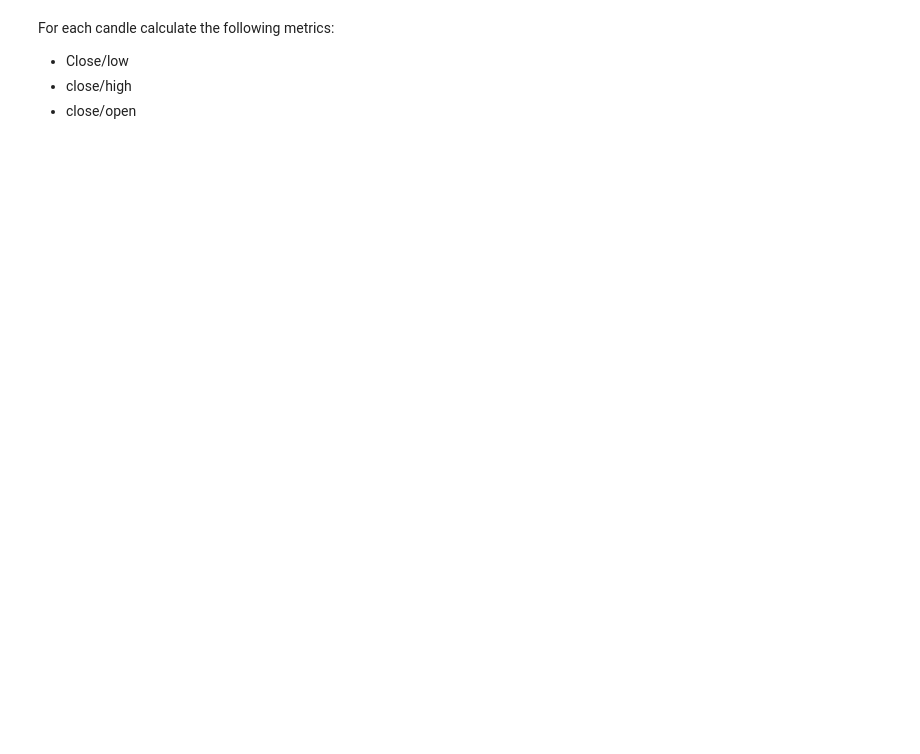
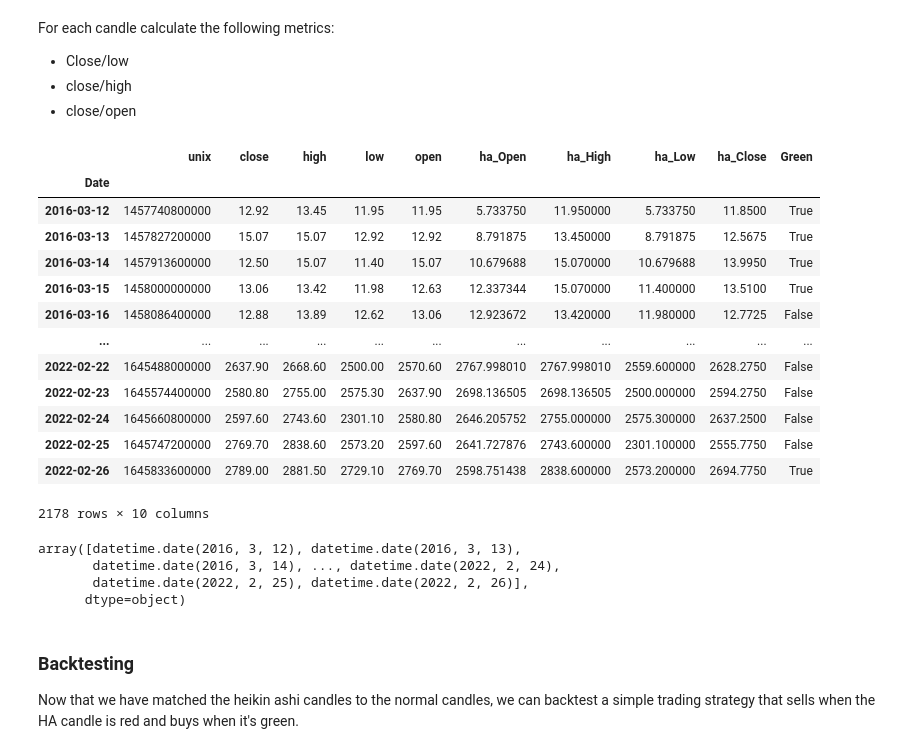
Before and after one commit to RDEvans31/saturn, a Jupyter notebook: ETH_trading_data_analysis.ipynb, the cells around one changed output. Drawn from its saved outputs; the diff is of its cells as text; code cells hidden in the pictures; blank space fills up the shorter version.

```diff
--- a/ETH_trading_data_analysis.ipynb
+++ b/ETH_trading_data_analysis.ipynb
@@ -196,9 +201,17 @@ def convert_data_to_heikin_ashi_processed(data):
         lows.append(low)
         closes.append(close)
 
-    candles = pd.DataFrame({'unix':timestamps,'Open':opens,'High':highs,'Low':lows,'Close':closes}).sort_values(by=['unix'], ignore_index=True)
+    candles = pd.DataFrame({'unix':timestamps,'ha_Open':opens,'ha_High':highs,'ha_Low':lows,'ha_Close':closes}).sort_values(by=['unix'], ignore_index=True)
     timestamp_df=candles['unix'].shift(periods=-1)
     candles["unix"] = timestamp_df
-    return candles.drop([0,1,len(candles)-1], axis=0)
+    candles["Date"] = pd.to_datetime(candles["unix"], unit="ms")
+    candles["Green"] = candles["ha_Close"]>candles["ha_Open"]
+    candles.drop([0,1,len(candles)-1], inplace=True)
+    candles.set_index("Date", inplace=True)
+    candles.drop("unix", axis=1, inplace=True)
+    return candles
 
-heikin_ashi_candles = convert_data_to_heikin_ashi_processed(weekly_candles)
+heikin_ashi_candles = convert_data_to_heikin_ashi_processed(weekly_candles_original)
+# weekly_candles.to_csv('weekly.csv')
+# heikin_ashi_candles.to_csv('weekly_ha.csv')
+heikin_ashi_candles
@@ -265,0 +293,21 @@ ax2.set_yscale("log")
+# %%
+daily = convert_data_to_heikin_ashi_processed(eth)
+eth["Date"] = pd.to_datetime(eth["unix"], unit="ms")
+eth.set_index('Date', inplace=True)
+combined_data=pd.concat([eth, daily], axis=1).dropna()
+combined_data
+# %% [output]
+|  | unix | close | high | low | open | ha_Open | ha_High | ha_Low | ha_Close | Green |
+| Date |  |  |  |  |  |  |  |  |  |  |
+| 2016-03-12 | 1457740800000 | 12.92 | 13.45 | 11.95 | 11.95 | 5.733750 | 11.950000 | 5.733750 | 11.8500 | True |
+| 2016-03-13 | 1457827200000 | 15.07 | 15.07 | 12.92 | 12.92 | 8.791875 | 13.450000 | 8.791875 | 12.5675 | True |
+| 2016-03-14 | 1457913600000 | 12.50 | 15.07 | 11.40 | 15.07 | 10.679688 | 15.070000 | 10.679688 | 13.9950 | True |
+| 2016-03-15 | 1458000000000 | 13.06 | 13.42 | 11.98 | 12.63 | 12.337344 | 15.070000 | 11.400000 | 13.5100 | True |
+| 2016-03-16 | 1458086400000 | 12.88 | 13.89 | 12.62 | 13.06 | 12.923672 | 13.420000 | 11.980000 | 12.7725 | False |
+| ... | ... | ... | ... | ... | ... | ... | ... | ... | ... | ... |
+| 2022-02-22 | 1645488000000 | 2637.90 | 2668.60 | 2500.00 | 2570.60 | 2767.998010 | 2767.998010 | 2559.600000 | 2628.2750 | False |
+| 2022-02-23 | 1645574400000 | 2580.80 | 2755.00 | 2575.30 | 2637.90 | 2698.136505 | 2698.136505 | 2500.000000 | 2594.2750 | False |
+| 2022-02-24 | 1645660800000 | 2597.60 | 2743.60 | 2301.10 | 2580.80 | 2646.205752 | 2755.000000 | 2575.300000 | 2637.2500 | False |
+| 2022-02-25 | 1645747200000 | 2769.70 | 2838.60 | 2573.20 | 2597.60 | 2641.727876 | 2743.600000 | 2301.100000 | 2555.7750 | False |
+| 2022-02-26 | 1645833600000 | 2789.00 | 2881.50 | 2729.10 | 2769.70 | 2598.751438 | 2838.600000 | 2573.200000 | 2694.7750 | True |
+2178 rows × 10 columns
@@ -265,0 +329,10 @@ ax2.set_yscale("log")
+# %%
+combined_data.index.date
+# %% [output]
+array([datetime.date(2016, 3, 12), datetime.date(2016, 3, 13),
+       datetime.date(2016, 3, 14), ..., datetime.date(2022, 2, 24),
+       datetime.date(2022, 2, 25), datetime.date(2022, 2, 26)],
+      dtype=object)
+# %% [markdown]
+### Backtesting
+Now that we have matched the heikin ashi candles to the normal candles, we can backtest a simple trading strategy that sells when the HA candle is red and buys when it's green.
```
Also changed, not shown: parts of 24 cells of this notebook, 3 other files.
